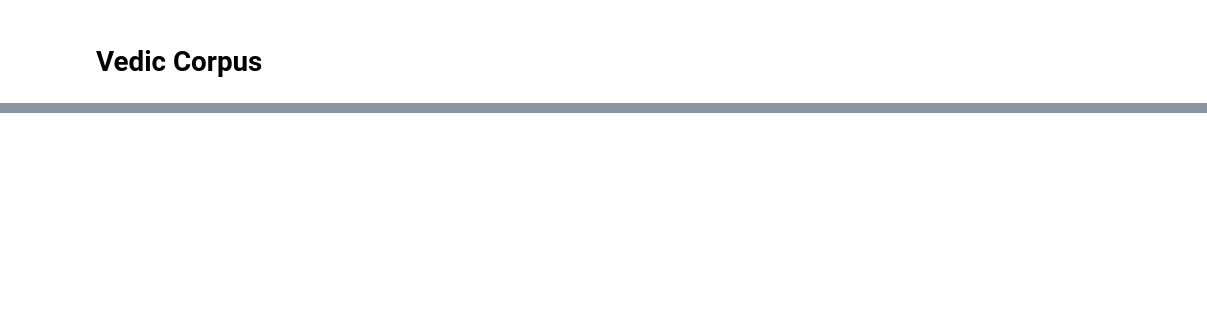
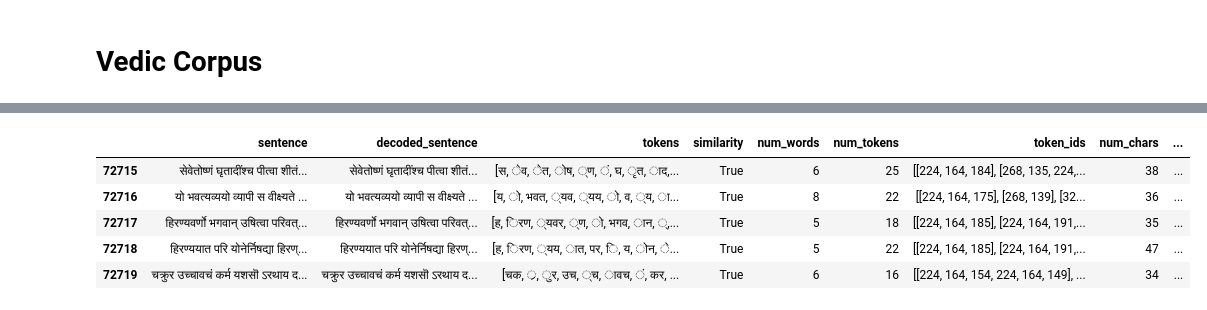
Before and after one commit to NikhilaGadge/Sanskrit_Tokenizers_Evaluation, a Jupyter notebook: Sanskrit_Tokenization_Evaluation.ipynb, the cells around one changed output, grey strips where cells are left out. Saved outputs shown, nothing was run; the diff lists cells and outputs as text; code cells hidden in the pictures; blank space fills up the shorter version.

```diff
--- a/Sanskrit_Tokenization_Evaluation.ipynb
+++ b/Sanskrit_Tokenization_Evaluation.ipynb
@@ -605,7 +650,7 @@ tokenizers = [
     ("qwen_sanskrit_model", qwen_sanskrit_model),
     ("qwen_sanskrit_tokenizer", qwen_sanskrit_tokenizer),
     ("mt5", mt5),
-    #("mbart", mbart),
+    ("mbart", mbart),
     ("airavata" , airavata), # needs login
     ("llama", llama), # needs login # access granted
     ("aya", aya), # needs login
@@ -613,12 +658,12 @@ tokenizers = [
     ("cl100k_base", gpt_enc),
     ("o200k_base", o200k_enc),
     ("sentencepiece_sa", sp_sa),
-    ("sansgpt_tokenizer", sansgpt)
+    ("sansgpt", Tokenizer)
 
 ]
 
 for tok, name in tokenizers:
-  #print(f"Running {name}")
+  print(f"Running {name}")
   temp_df = tokenize(data, name, tok)
   tokenizer_names.append(temp_df)
 
@@ -712,0 +992,9 @@ len(vedic)
+# %%
+# size of dataset, one wants to set
+import random
+
+random.seed(42)
+n = 5000
+vedic = random.sample(vedic, n)
+
+print(len(vedic))
@@ -732,6 +1033,9 @@ tokenizers = [
     ("gemma", gemma), # needs login
     ("cl100k_base", gpt_enc),
     ("o200k_base", o200k_enc),
+    ("sentencepiece_sa", sp_sa),
+    ("sansgpt", Tokenizer)
+
 
 
 ]
@@ -741,6 +1045,15 @@ for tok, name in tokenizers:
   tokenizer_names.append(temp_df)
 
 df = pd.concat(tokenizer_names, ignore_index = True)
+# %%
+df.tail()
+# %% [output]
+|  | sentence | decoded_sentence | tokens | similarity | num_words | num_tokens | token_ids | num_chars | ... |
+| 72715 | सेवेतोष्णं घृतादींश्च पीत्वा शीतं... | सेवेतोष्णं घृतादींश्च पीत्वा शीतं... | [स, ेव, ेत, ोष, ्ण, ं, घ, ृत, ाद,... | True | 6 | 25 | [[224, 164, 184], [268, 135, 224,... | 38 | ... |
+| 72716 | यो भवत्यव्ययो व्यापी स वीक्ष्यते ... | यो भवत्यव्ययो व्यापी स वीक्ष्यते ... | [य, ो, भवत, ्यव, ्यय, ो, व, ्य, ा... | True | 8 | 22 | [[224, 164, 175], [268, 139], [32... | 36 | ... |
+| 72717 | हिरण्यवर्णो भगवान् उषित्वा परिवत्... | हिरण्यवर्णो भगवान् उषित्वा परिवत्... | [ह, िरण, ्यवर, ्ण, ो, भगव, ान, ्,... | True | 5 | 18 | [[224, 164, 185], [224, 164, 191,... | 35 | ... |
+| 72718 | हिरण्ययात परि योनेर्निषद्या हिरण्... | हिरण्ययात परि योनेर्निषद्या हिरण्... | [ह, िरण, ्यय, ात, पर, ि, य, ोन, े... | True | 5 | 22 | [[224, 164, 185], [224, 164, 191,... | 47 | ... |
+| 72719 | चक्रुर उच्चावचं कर्म यशसॊ ऽरथाय द... | चक्रुर उच्चावचं कर्म यशसॊ ऽरथाय द... | [चक, ्र, ुर, उच, ्च, ावच, ं, कर, ... | True | 6 | 16 | [[224, 164, 154, 224, 164, 149], ... | 34 | ... |
 # %%
 summary = (
     df
```
Also changed, not shown: parts of 37 cells of this notebook.
